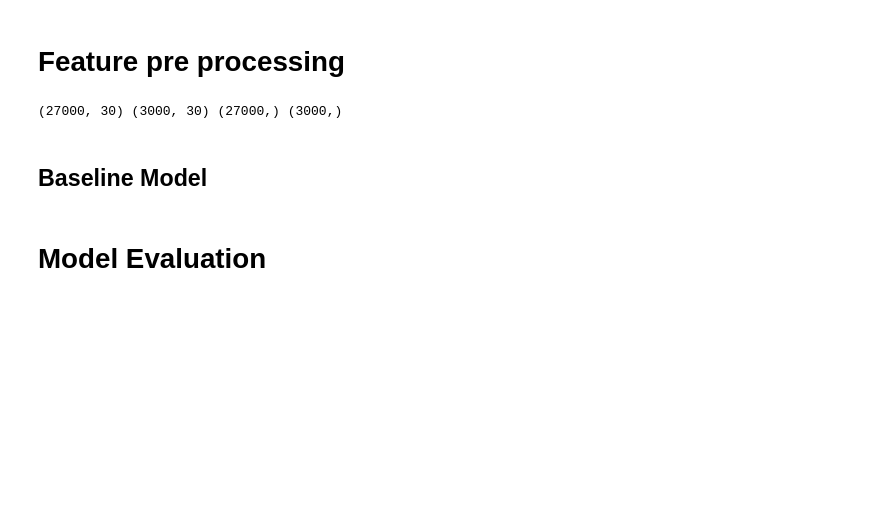
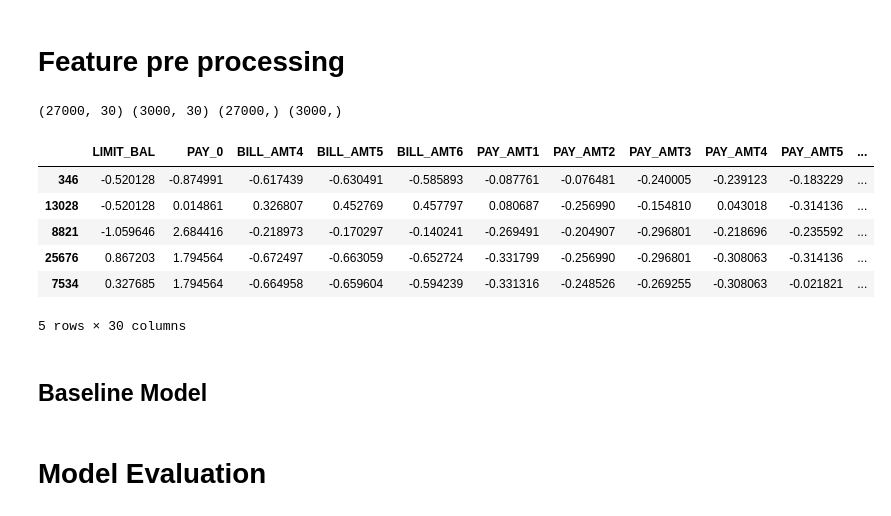
Before and after one commit to CJC-AI/credit-default-prediction, a Jupyter notebook: notebooks/03_modeling.ipynb, the cells around one changed output. Drawn from its saved outputs; the diff is of its cells as text; code cells hidden in the pictures; blank space fills up the shorter version.

```diff
--- a/notebooks/03_modeling.ipynb
+++ b/notebooks/03_modeling.ipynb
@@ -40,6 +40,16 @@ joblib.dump(feature_columns, 'feature_columns.pk1')
 print (X_train.shape, X_test.shape, y_train.shape, y_test.shape)
 # %% [output]
 (27000, 30) (3000, 30) (27000,) (3000,)
+# %%
+X_train.head()
+# %% [output]
+|  | LIMIT_BAL | PAY_0 | BILL_AMT4 | BILL_AMT5 | BILL_AMT6 | PAY_AMT1 | PAY_AMT2 | PAY_AMT3 | PAY_AMT4 | PAY_AMT5 | ... |
+| 346 | -0.520128 | -0.874991 | -0.617439 | -0.630491 | -0.585893 | -0.087761 | -0.076481 | -0.240005 | -0.239123 | -0.183229 | ... |
+| 13028 | -0.520128 | 0.014861 | 0.326807 | 0.452769 | 0.457797 | 0.080687 | -0.256990 | -0.154810 | 0.043018 | -0.314136 | ... |
+| 8821 | -1.059646 | 2.684416 | -0.218973 | -0.170297 | -0.140241 | -0.269491 | -0.204907 | -0.296801 | -0.218696 | -0.235592 | ... |
+| 25676 | 0.867203 | 1.794564 | -0.672497 | -0.663059 | -0.652724 | -0.331799 | -0.256990 | -0.296801 | -0.308063 | -0.314136 | ... |
+| 7534 | 0.327685 | 1.794564 | -0.664958 | -0.659604 | -0.594239 | -0.331316 | -0.248526 | -0.269255 | -0.308063 | -0.021821 | ... |
+5 rows × 30 columns
 # %% [markdown]
 ## Baseline Model
 # %%
```
Also changed, not shown: parts of 4 cells of this notebook, 16 other files.
